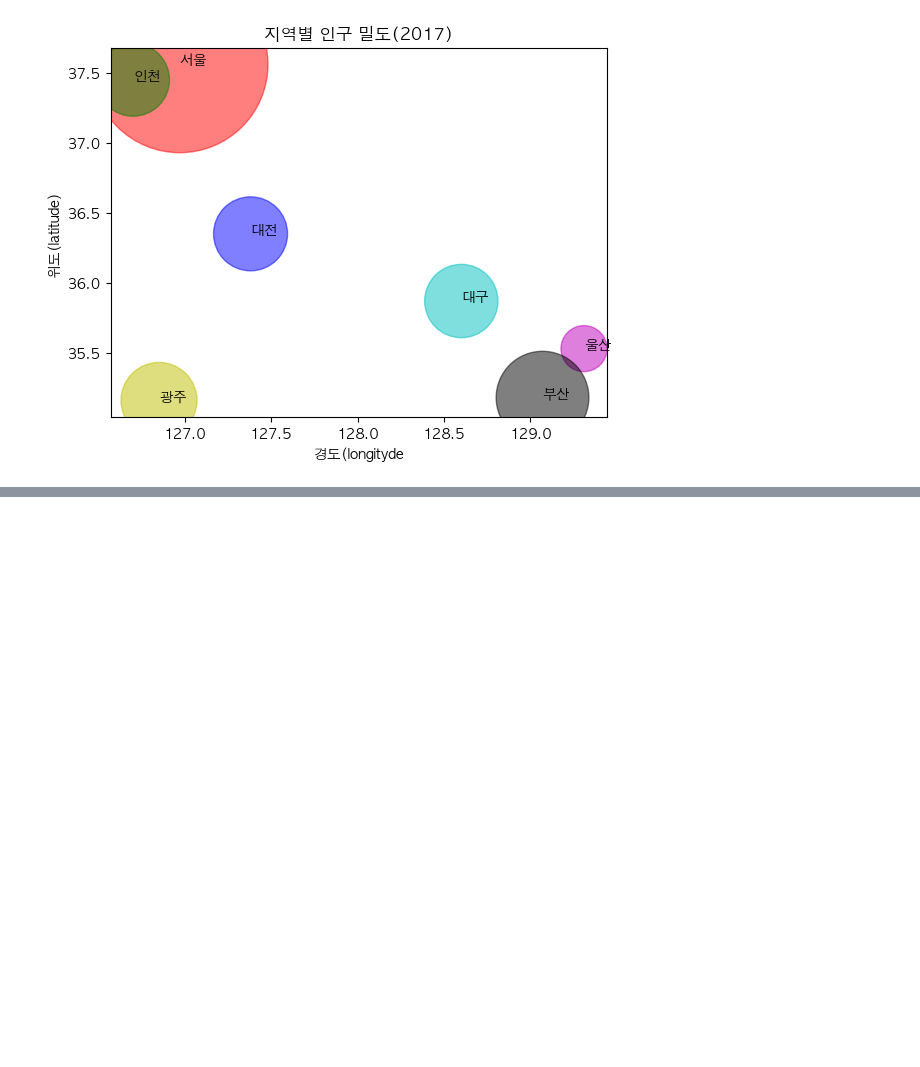
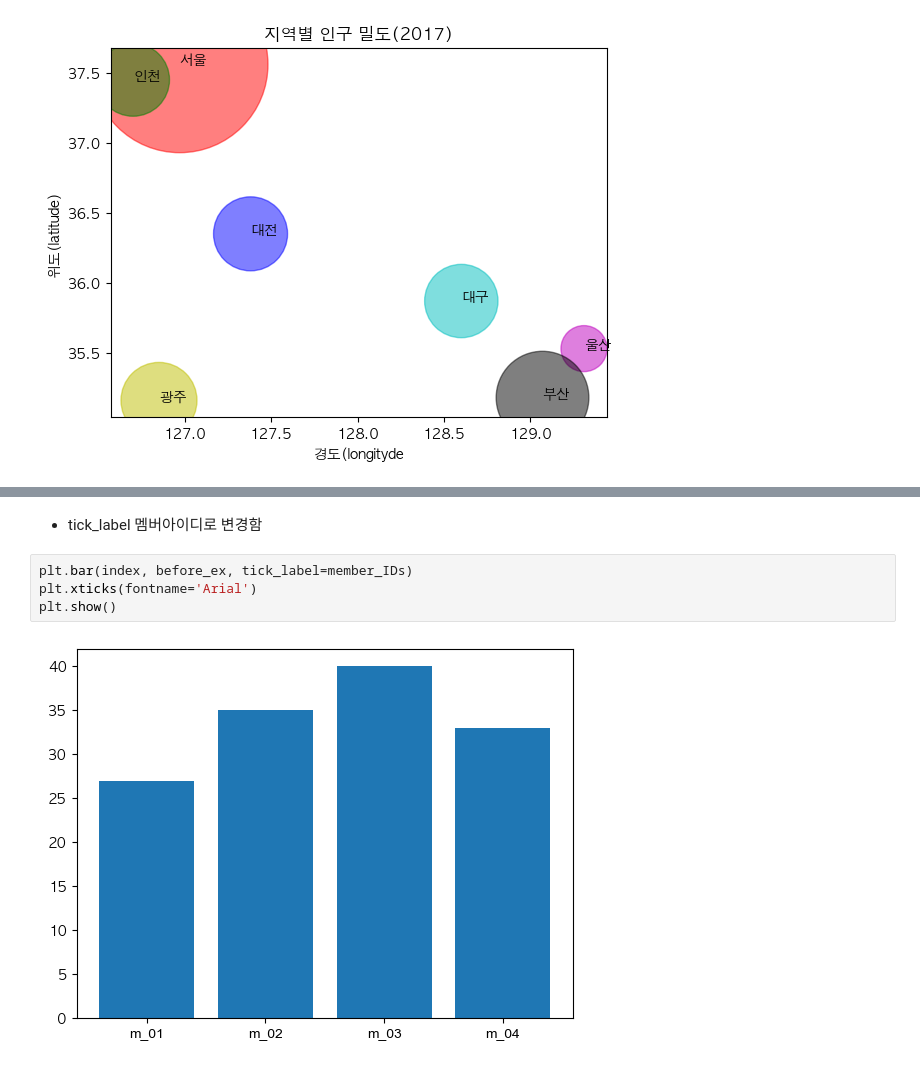
Before and after one commit to teogong/study_python, a Jupyter notebook: extended/matplotlib.ipynb, the cells around one changed output, grey strips where cells are left out. Cells and saved outputs as stored; diff of their text form; blank space fills up the shorter version.

```diff
--- a/extended/matplotlib.ipynb
+++ b/extended/matplotlib.ipynb
@@ -294,0 +329,8 @@ plt.show()
+# %% [markdown]
+- tick_label 멤버아이디로 변경함
+# %%
+plt.bar(index, before_ex, tick_label=member_IDs)
+plt.xticks(fontname='Arial')
+plt.show()
+# %% [output]
+[figure, added]
```
Also changed, not shown: parts of 44 cells of this notebook, 2 other files.
